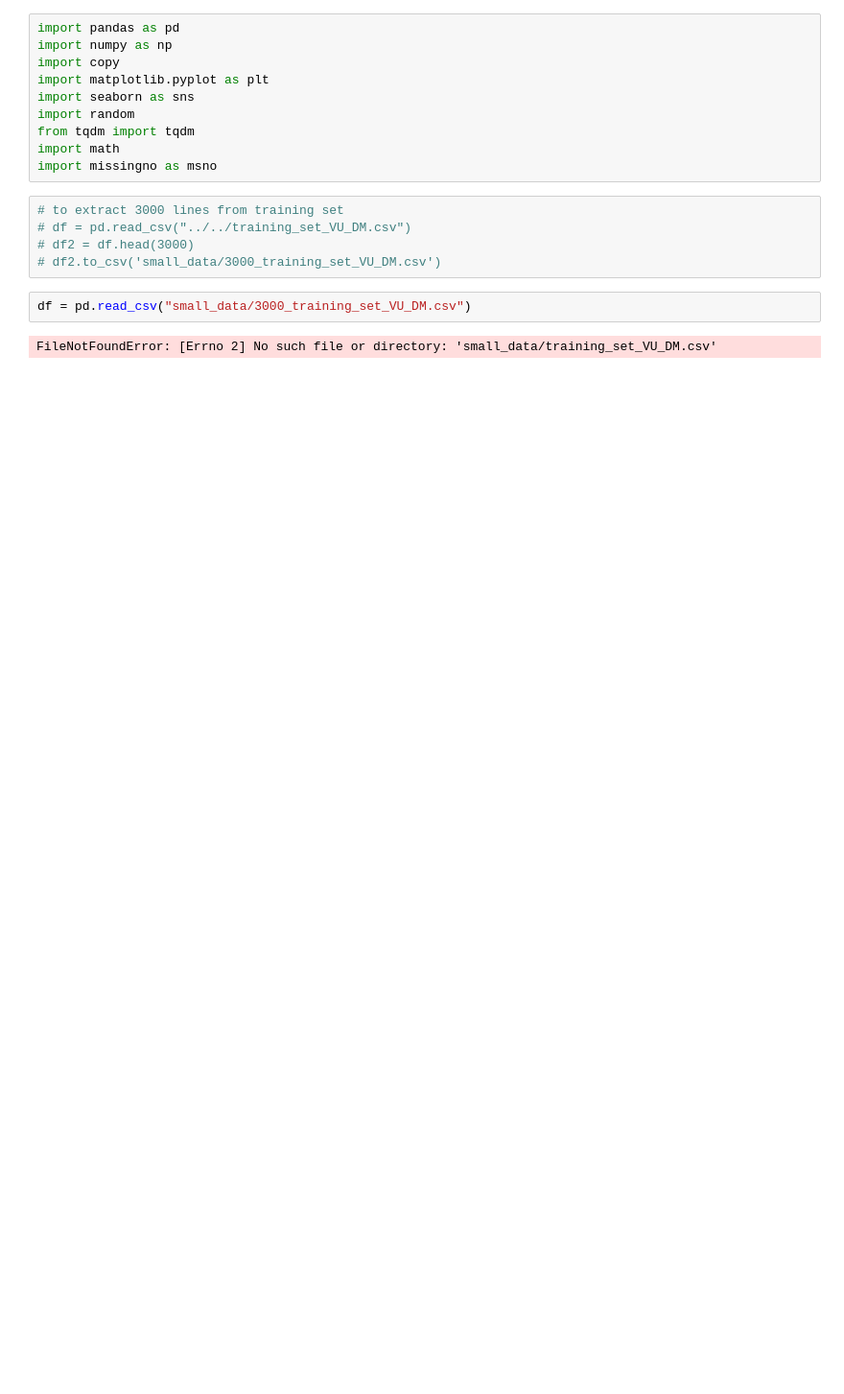
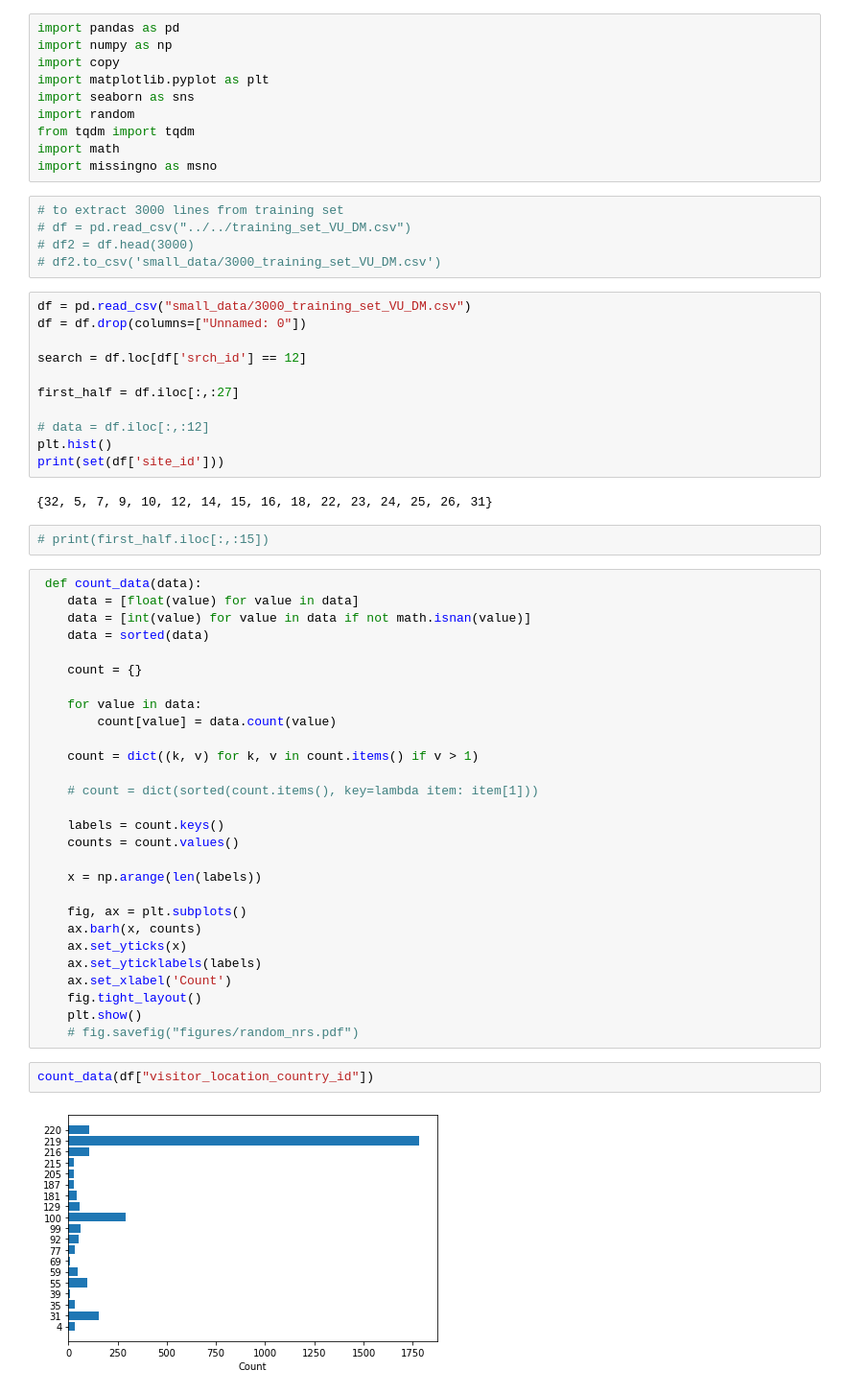
Before and after one commit to Karim-1/data-mining, a Jupyter notebook: assignment2/eda.ipynb, the cells around one changed output. Shown at 96% size. Cells and saved outputs as stored; diff of their text form; blank space fills up the shorter version.

```diff
--- a/assignment2/eda.ipynb
+++ b/assignment2/eda.ipynb
@@ -13,7 +13,50 @@ import missingno as msno
 # df = pd.read_csv("../../training_set_VU_DM.csv")
 # df2 = df.head(3000)
 # df2.to_csv('small_data/3000_training_set_VU_DM.csv')
-# %%
-df = pd.read_csv("small_data/3000_training_set_VU_DM.csv")
-# %% [output]
-FileNotFoundError: [Errno 2] No such file or directory: 'small_data/training_set_VU_DM.csv'
+# %%
+df = pd.read_csv("small_data/3000_training_set_VU_DM.csv")
+df = df.drop(columns=["Unnamed: 0"])
+
+search = df.loc[df['srch_id'] == 12]
+
+first_half = df.iloc[:,:27]
+
+# data = df.iloc[:,:12]
+plt.hist()
+print(set(df['site_id']))
+# %% [output]
+{32, 5, 7, 9, 10, 12, 14, 15, 16, 18, 22, 23, 24, 25, 26, 31}
+# %%
+# print(first_half.iloc[:,:15])
+# %%
+ def count_data(data):
+    data = [float(value) for value in data]
+    data = [int(value) for value in data if not math.isnan(value)]
+    data = sorted(data)
+
+    count = {}
+
+    for value in data:
+        count[value] = data.count(value)
+
+    count = dict((k, v) for k, v in count.items() if v > 1)
+
+    # count = dict(sorted(count.items(), key=lambda item: item[1]))
+
+    labels = count.keys()
+    counts = count.values()
+
+    x = np.arange(len(labels))
+
+    fig, ax = plt.subplots()
+    ax.barh(x, counts)
+    ax.set_yticks(x)
+    ax.set_yticklabels(labels)
+    ax.set_xlabel('Count')
+    fig.tight_layout()
+    plt.show()
+    # fig.savefig("figures/random_nrs.pdf")
+# %%
+count_data(df["visitor_location_country_id"])
+# %% [output]
+[figure, added]
```
Also changed, not shown: parts of 2 cells of this notebook, 2 other files.
